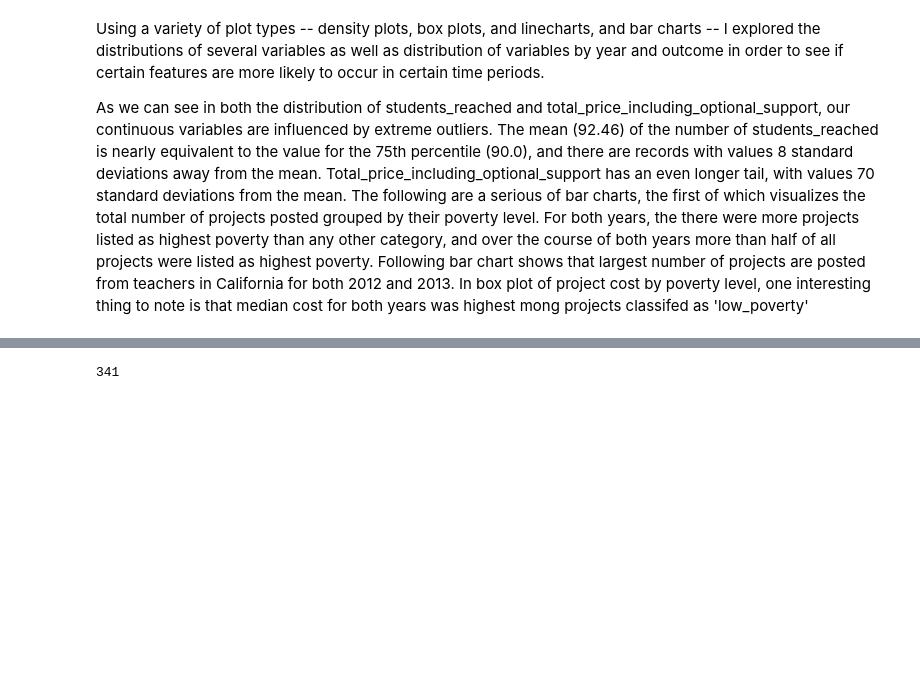
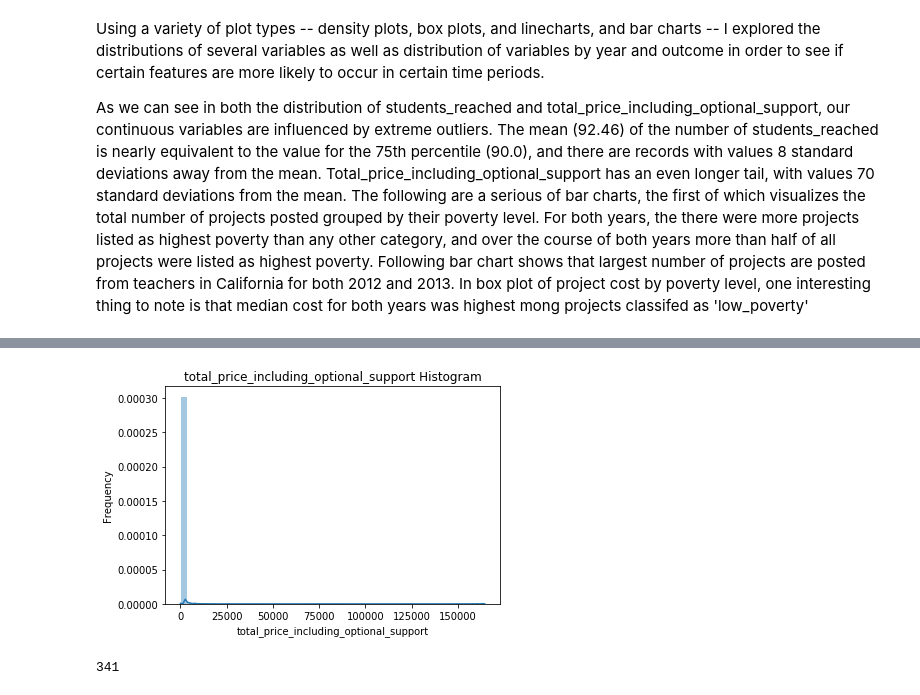
Before and after one commit to jamjensen/ml-pub-policy, a Jupyter notebook: hw3/hw3-notebook.ipynb, the cells around one changed output, grey strips where cells are left out. Saved outputs shown, nothing was run; the diff lists cells and outputs as text; code cells hidden in the pictures; blank space fills up the shorter version.

```diff
--- a/hw3/hw3-notebook.ipynb
+++ b/hw3/hw3-notebook.ipynb
@@ -122,3 +77,7 @@ sns.distplot(df['total_price_including_optional_support'], hist=False, rug=True)
+# %%
+e.make_histogram(df, 'total_price_including_optional_support')
+# %% [output]
+[figure, added]
 # %%
 # Number of teachers with 10+ projects
 len(df.groupby('teacher_acctid').filter(lambda x: len(x) > 10).groupby('teacher_acctid').size())
```
Also changed, not shown: parts of 18 cells of this notebook, 4 other files.
